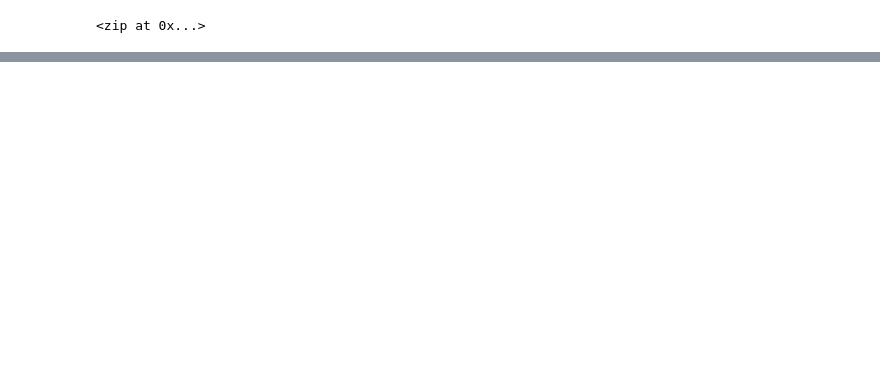
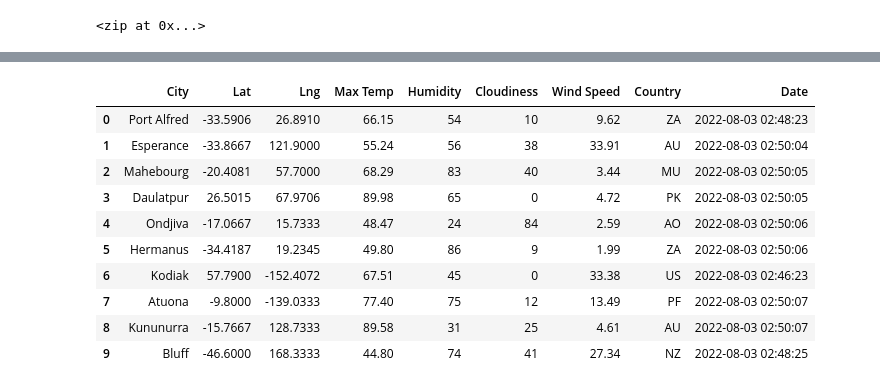
Before and after one commit to Daniel-Sanudo/World_Weather_Analysis, a Jupyter notebook: WeatherPy.ipynb, the cells around one changed output, grey strips where cells are left out. Saved outputs shown, nothing was run; the diff lists cells and outputs as text; code cells hidden in the pictures; blank space fills up the shorter version.

```diff
--- a/WeatherPy.ipynb
+++ b/WeatherPy.ipynb
@@ -28,0 +249,16 @@ len(cities)
+# %%
+# Convert the array of dictionaries to a Pandas DataFrame.
+city_data_df = pd.DataFrame(city_data)
+city_data_df.head(10)
+# %% [output]
+|  | City | Lat | Lng | Max Temp | Humidity | Cloudiness | Wind Speed | Country | Date |
+| 0 | Port Alfred | -33.5906 | 26.8910 | 66.15 | 54 | 10 | 9.62 | ZA | 2022-08-03 02:48:23 |
+| 1 | Esperance | -33.8667 | 121.9000 | 55.24 | 56 | 38 | 33.91 | AU | 2022-08-03 02:50:04 |
+| 2 | Mahebourg | -20.4081 | 57.7000 | 68.29 | 83 | 40 | 3.44 | MU | 2022-08-03 02:50:05 |
+| 3 | Daulatpur | 26.5015 | 67.9706 | 89.98 | 65 | 0 | 4.72 | PK | 2022-08-03 02:50:05 |
+| 4 | Ondjiva | -17.0667 | 15.7333 | 48.47 | 24 | 84 | 2.59 | AO | 2022-08-03 02:50:06 |
+| 5 | Hermanus | -34.4187 | 19.2345 | 49.80 | 86 | 9 | 1.99 | ZA | 2022-08-03 02:50:06 |
+| 6 | Kodiak | 57.7900 | -152.4072 | 67.51 | 45 | 0 | 33.38 | US | 2022-08-03 02:46:23 |
+| 7 | Atuona | -9.8000 | -139.0333 | 77.40 | 75 | 12 | 13.49 | PF | 2022-08-03 02:50:07 |
+| 8 | Kununurra | -15.7667 | 128.7333 | 89.58 | 31 | 25 | 4.61 | AU | 2022-08-03 02:50:07 |
+| 9 | Bluff | -46.6000 | 168.3333 | 44.80 | 74 | 41 | 27.34 | NZ | 2022-08-03 02:48:25 |
```
Also changed, not shown: parts of 23 cells of this notebook, 2 other files.
